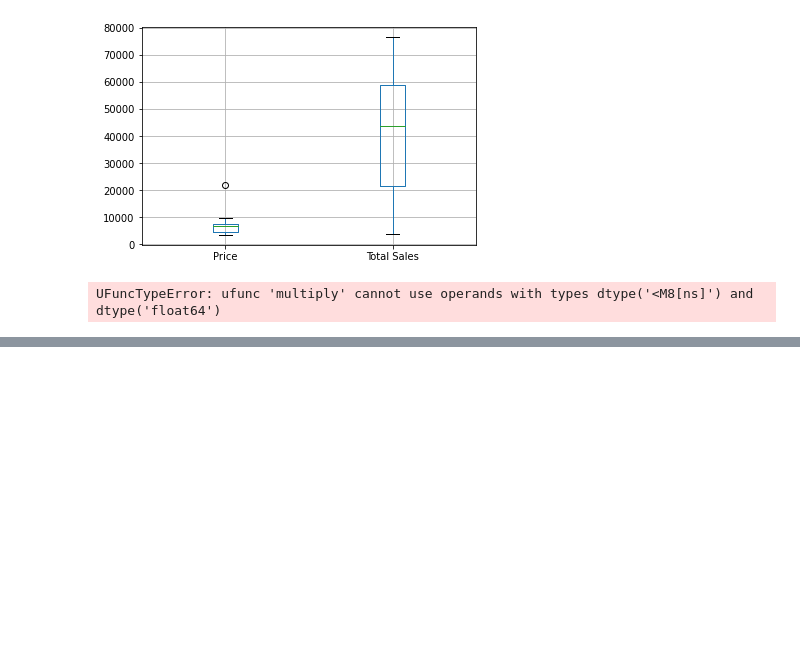
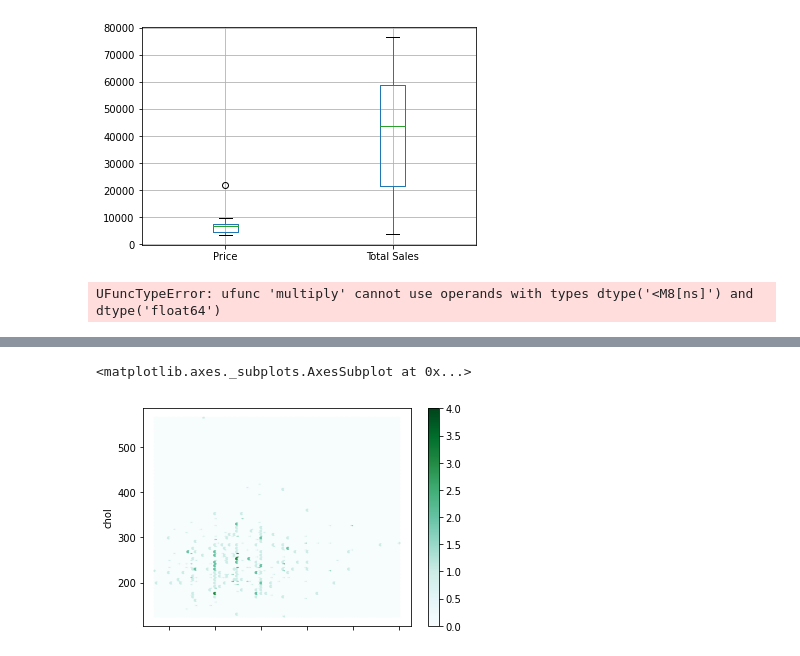
Before and after one commit to akshatz/dataScienceTutorial, a Jupyter notebook: introductionToMatplotlib.ipynb, the cells around one changed output, grey strips where cells are left out. Saved outputs shown, nothing was run; the diff lists cells and outputs as text; code cells hidden in the pictures; blank space fills up the shorter version.

Commit message:
Plotting from pandas DataFrames 4

```diff
--- a/introductionToMatplotlib.ipynb
+++ b/introductionToMatplotlib.ipynb
@@ -352,3 +351,6 @@ carSales.boxplot(["Price", "Total Sales"])
 carSales.plot.kde(bw_method=.1);
 # %% [output]
 UFuncTypeError: ufunc 'multiply' cannot use operands with types dtype('<M8[ns]') and dtype('float64')
+# %%
+heartDisease = pd.read_csv("data/heart-disease.csv")
+heartDisease.head()
@@ -354,0 +364,5 @@ UFuncTypeError: ufunc 'multiply' cannot use operands with types dtype('<M8[ns]')
+# %%
+heartDisease.plot.hexbin(x="trestbps", y="chol");
+# %% [output]
+<matplotlib.axes._subplots.AxesSubplot at 0x...>
+[figure, added]
```
Also changed, not shown: parts of 21 cells of this notebook.
